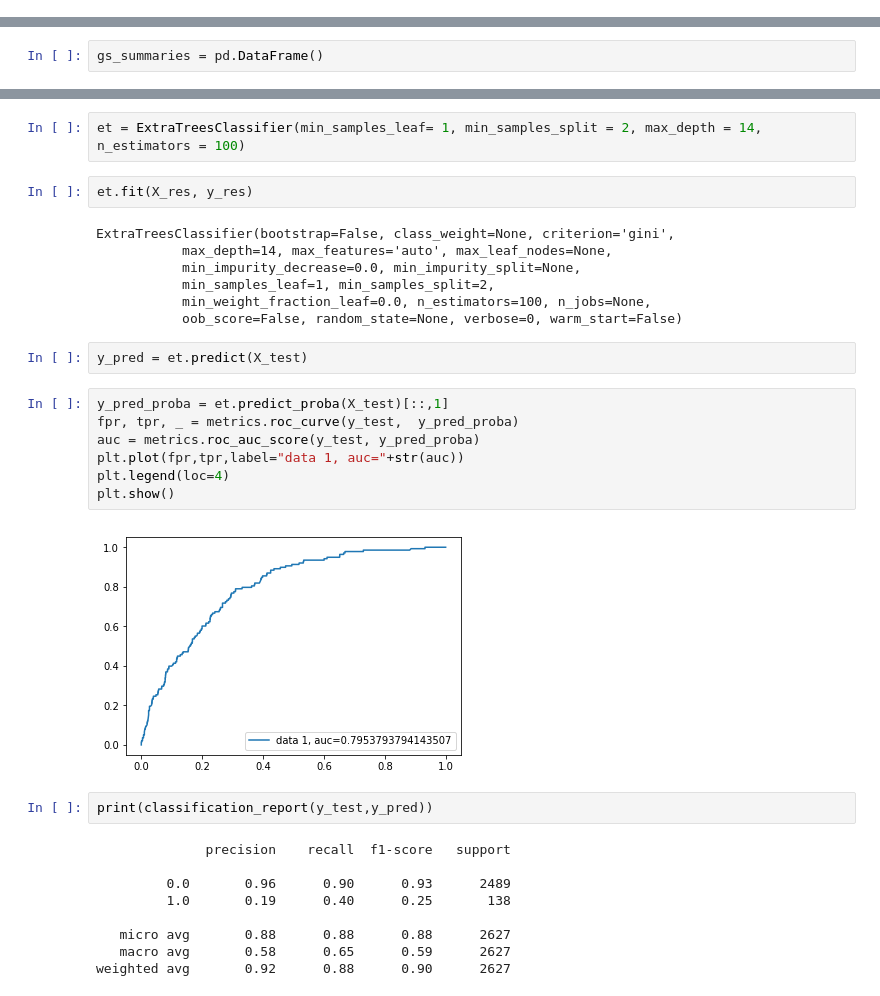
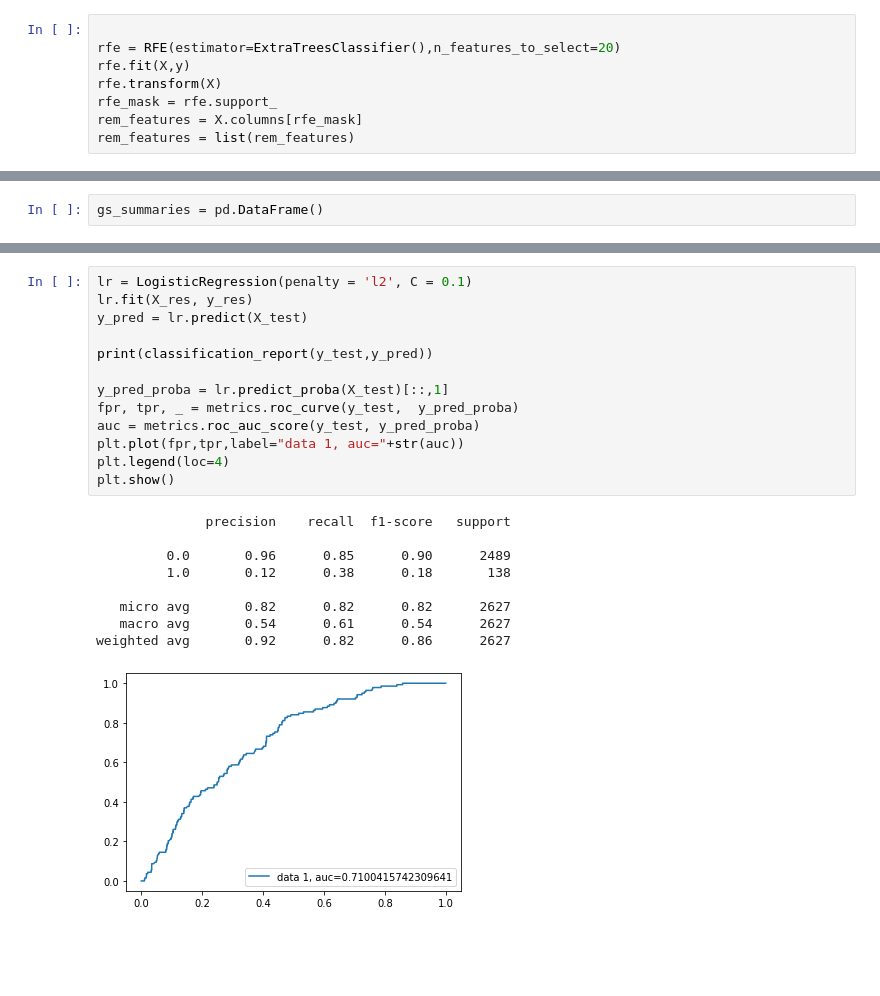
Before and after one commit to dsiginn/project4, a Jupyter notebook: Modelling.ipynb, the cells around one changed output, grey strips where cells are left out. Cells and saved outputs as stored; diff of their text form; blank space fills up the shorter version.

```diff
--- a/Modelling.ipynb
+++ b/Modelling.ipynb
@@ -52,0 +55,8 @@ X = df[['year', 'month', 'day', 'Tavg','Latitude', 'Longitude',
+# %%
+
+rfe = RFE(estimator=ExtraTreesClassifier(),n_features_to_select=20)
+rfe.fit(X,y)
+rfe.transform(X)
+rfe_mask = rfe.support_
+rem_features = X.columns[rfe_mask]
+rem_features = list(rem_features)
@@ -249,33 +257,23 @@ gs_summaries[['Model Name', 'Best Params', 'Best Score', 'Train Score', 'Test Sc
-# %%
-et = ExtraTreesClassifier(min_samples_leaf= 1, min_samples_split = 2, max_depth = 14, n_estimators = 100)
-# %%
-et.fit(X_res, y_res)
-# %% [output]
-ExtraTreesClassifier(bootstrap=False, class_weight=None, criterion='gini',
-           max_depth=14, max_features='auto', max_leaf_nodes=None,
-           min_impurity_decrease=0.0, min_impurity_split=None,
-           min_samples_leaf=1, min_samples_split=2,
-           min_weight_fraction_leaf=0.0, n_estimators=100, n_jobs=None,
-           oob_score=False, random_state=None, verbose=0, warm_start=False)
-# %%
-y_pred = et.predict(X_test)
 # %%
-y_pred_proba = et.predict_proba(X_test)[::,1]
+lr = LogisticRegression(penalty = 'l2', C = 0.1)
+lr.fit(X_res, y_res)
+y_pred = lr.predict(X_test)
+
+print(classification_report(y_test,y_pred))
+
+y_pred_proba = lr.predict_proba(X_test)[::,1]
 fpr, tpr, _ = metrics.roc_curve(y_test,  y_pred_proba)
 auc = metrics.roc_auc_score(y_test, y_pred_proba)
 plt.plot(fpr,tpr,label="data 1, auc="+str(auc))
 plt.legend(loc=4)
 plt.show()
 # %% [output]
+              precision    recall  f1-score   support
+
+         0.0       0.96      0.85      0.90      2489
+         1.0       0.12      0.38      0.18       138
+
+   micro avg       0.82      0.82      0.82      2627
+   macro avg       0.54      0.61      0.54      2627
+weighted avg       0.92      0.82      0.86      2627
-[figure, old version]
+[figure, new version]
-# %%
-print(classification_report(y_test,y_pred))
-# %% [output]
-              precision    recall  f1-score   support
-
-         0.0       0.96      0.90      0.93      2489
-         1.0       0.19      0.40      0.25       138
-
-   micro avg       0.88      0.88      0.88      2627
-   macro avg       0.58      0.65      0.59      2627
-weighted avg       0.92      0.88      0.90      2627
```
Also changed, not shown: parts of 16 cells of this notebook.
